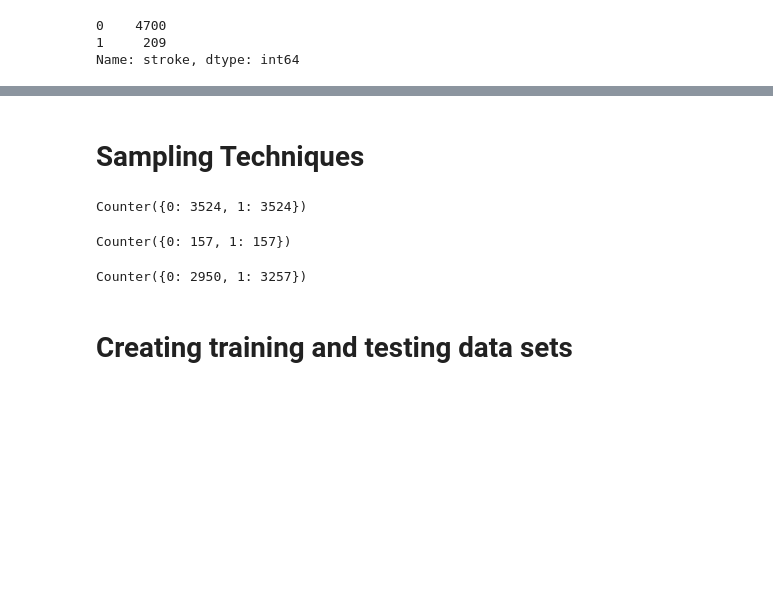
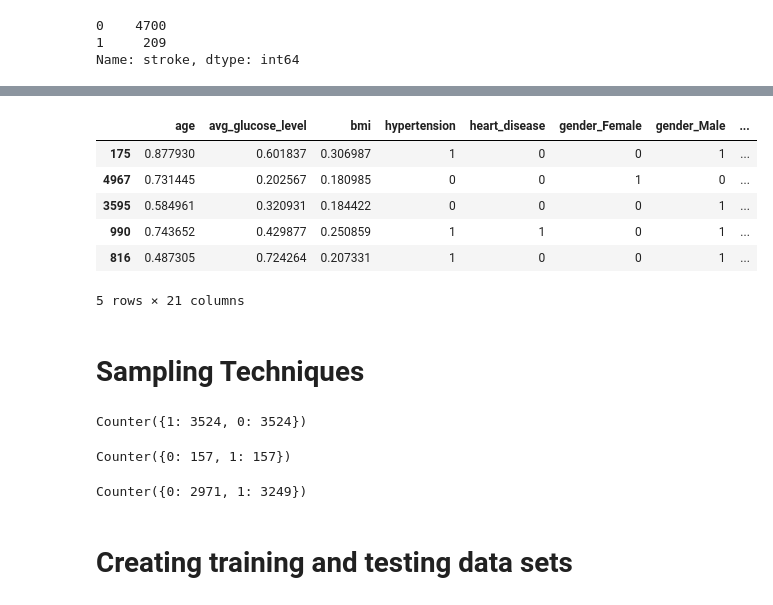
Before and after one commit to MelissaLesiewicz/GroupProject, a Jupyter notebook: Dataset_preprocessing.ipynb, the cells around one changed output, grey strips where cells are left out. Saved outputs shown, nothing was run; the diff lists cells and outputs as text; code cells hidden in the pictures; blank space fills up the shorter version.

Commit message:
adding into our preprocessing the scaling for X_train only and Actual sample data

```diff
--- a/Dataset_preprocessing.ipynb
+++ b/Dataset_preprocessing.ipynb
@@ -118,4 +94,4 @@ X_scaled.head()
 # %%
 # Use sklearn to split dataset
 from sklearn.model_selection import train_test_split
-X_train, X_test, y_train, y_test = train_test_split(X_scaled, y, stratify=y)
+X_train, X_test, y_train, y_test = train_test_split(X, y, stratify=y)
@@ -121,0 +100,6 @@ X_train, X_test, y_train, y_test = train_test_split(X_scaled, y, stratify=y)
+# %%
+# Standardize the data with MinMaxScaler().
+scaler=MinMaxScaler()
+scaler.fit(X_train[["age", "avg_glucose_level", "bmi"]])
+X_scaled=scaler.transform(X_train[["age", "avg_glucose_level", "bmi"]])
+X_scaled
@@ -122,3 +114,15 @@ X_train, X_test, y_train, y_test = train_test_split(X_scaled, y, stratify=y)
+# %%
+X_scaled = pd.DataFrame(data=X_scaled, columns=["age", "avg_glucose_level", "bmi"], index=X_train.index)
+X_scaled = X_scaled.join(X_train.drop(columns=["age", "avg_glucose_level", "bmi"], axis=1))
+X_scaled.head()
+# %% [output]
+|  | age | avg_glucose_level | bmi | hypertension | heart_disease | gender_Female | gender_Male | ... |
+| 175 | 0.877930 | 0.601837 | 0.306987 | 1 | 0 | 0 | 1 | ... |
+| 4967 | 0.731445 | 0.202567 | 0.180985 | 0 | 0 | 1 | 0 | ... |
+| 3595 | 0.584961 | 0.320931 | 0.184422 | 0 | 0 | 0 | 1 | ... |
+| 990 | 0.743652 | 0.429877 | 0.250859 | 1 | 1 | 0 | 1 | ... |
+| 816 | 0.487305 | 0.724264 | 0.207331 | 1 | 0 | 0 | 1 | ... |
+5 rows × 21 columns
 # %%
 #Exporting testing dataset
 output_file_path = "Resources/stroke_testing_data.csv"
@@ -135,10 +139,10 @@ from collections import Counter
 from imblearn.over_sampling import RandomOverSampler
 
 ros=RandomOverSampler()
-X_randomoversample, y_randomoversample = ros.fit_resample(X_train, y_train)
+X_randomoversample, y_randomoversample = ros.fit_resample(X_scaled, y_train)
 Counter(y_randomoversample)
 # %% [output]
-Counter({0: 3524, 1: 3524})
+Counter({1: 3524, 0: 3524})
 # %%
 # Resample the data using the ClusterCentroids resampler
 from imblearn.under_sampling import ClusterCentroids
@@ -153,7 +157,7 @@ Counter({0: 157, 1: 157})
 from imblearn.combine import SMOTEENN
 
 smote_enn = SMOTEENN()
-X_smoteen, y_smoteen = smote_enn.fit_resample(X_train, y_train)
+X_smoteen, y_smoteen = smote_enn.fit_resample(X_scaled, y_train)
 Counter(y_smoteen)
 # %% [output]
-Counter({0: 2950, 1: 3257})
+Counter({0: 2971, 1: 3249})
```
Also changed, not shown: parts of 9 cells of this notebook, 4 other files.
